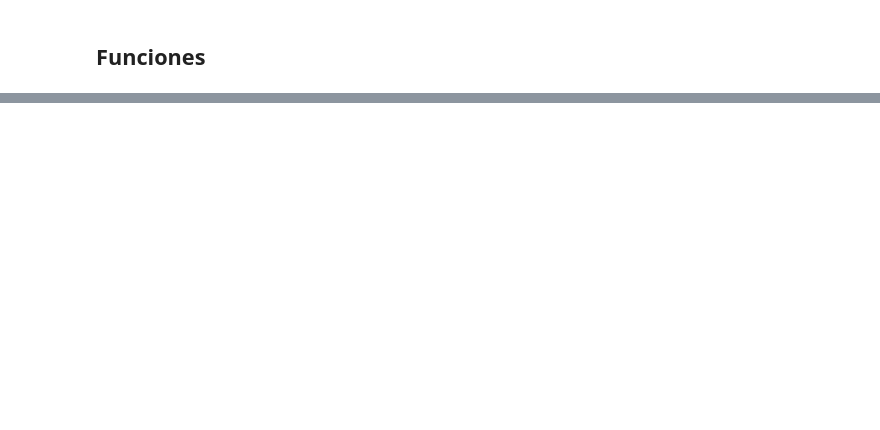
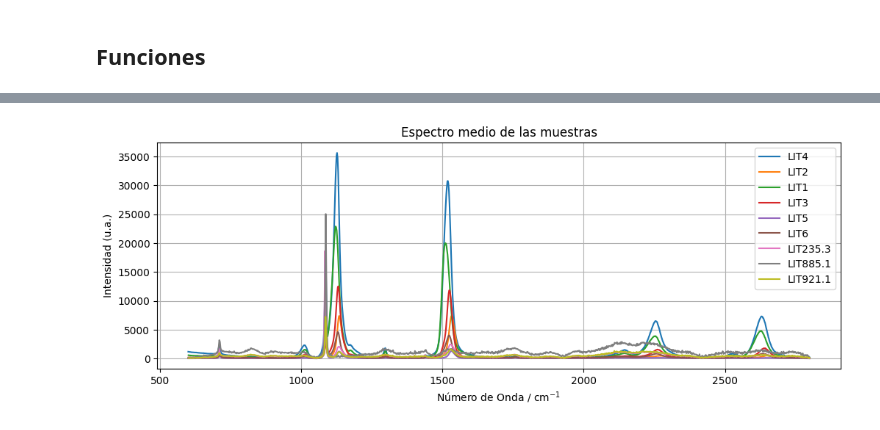
Before and after one commit to andreaperezasen/TFM-ML-Raman-Conchas-Arqueologicas, a Jupyter notebook: Code/Notebooks/procesado_nanobase.ipynb, the cells around one changed output, grey strips where cells are left out. Cells and saved outputs as stored; diff of their text form; code cells hidden in the pictures; blank space fills up the shorter version.

```diff
--- a/Code/Notebooks/procesado_nanobase.ipynb
+++ b/Code/Notebooks/procesado_nanobase.ipynb
@@ -592,0 +1289,2 @@ def procesarRamanSonda(file):
+# %%
+LIT2[0][3].dropna(axis=1, how='all', inplace=True)
@@ -592,0 +1307,6 @@ def procesarRamanSonda(file):
+# %%
+anterior = LIT2[0][3].columns
+LIT2[0][3].columns = LIT1[0][3].columns.astype(float)
+nueva = LIT2[0][3].columns
+# %%
+LIT2[0][3].columns = LIT1[0][3].columns.astype(float)
@@ -592,0 +1330,10 @@ def procesarRamanSonda(file):
+# %%
+conchas = pd.concat([LIT1[0][3], LIT2[0][3],LIT3[0][3], LIT4[0][3], LIT5[0][3]],  LIT6[0][3]],LIT885_1[0][3], LIT235_3[0][3]], , axis=0)
+# Iterar sobre cada elemento en la lista plasmasC27
+for i in range(len(conchas)):
+    fecha = conchas[i][0][:6]
+    muestra = conchas[i][0].split('_')[1]
+
+
+    # El MultiIndex tiene tres niveles: fecha, muestra y estado
+    conchas[i][4].index = pd.MultiIndex.from_tuples([(fecha, muestra)] * len(conchas[i][4]), names=['fecha', 'muestra'])
@@ -592,0 +1414,33 @@ def procesarRamanSonda(file):
+# %%
+def avg_spectrum (data,
+                  muestras ,
+                   titulo = "Espectro medio de las muestras"):
+
+
+  plt.figure(figsize=(12, 4))
+
+  for i, muestra in enumerate(muestras):
+    data_muestra = data[data.index.get_level_values('Muestra') == f'{muestra}']
+    wavenumber = data_muestra.columns.get_level_values(0).astype(float)
+    # Calculamos las intensidades medias para cada numero de onda
+    mean_intensity = data_muestra.mean(axis=0)
+
+
+    # Representa el espectro medio con el color correspondiente
+    plt.plot(wavenumber, mean_intensity, label=f'{muestra}')
+
+  # Etiquetas y título para el gráfico
+  plt.xlabel("Número de Onda / cm$^{-1}$ ")
+  plt.ylabel('Intensidad (u.a.)')
+  plt.title(f'{titulo}')
+
+  plt.legend()
+  plt.grid(True)
+
+
+  plt.show()
+
+muestras_ordenadas = muestras = data.index.get_level_values('Muestra').unique().tolist()
+avg_spectrum(data,muestras_ordenadas, titulo = "Espectro medio de las muestras")
+# %% [output]
+[figure, added]
```
Also changed, not shown: parts of 41 cells of this notebook, 6 other files.
